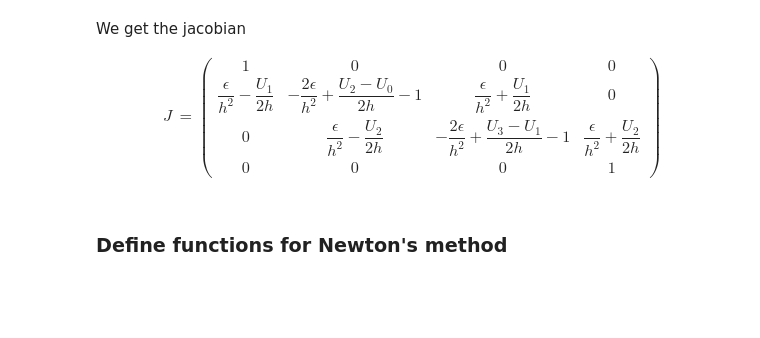
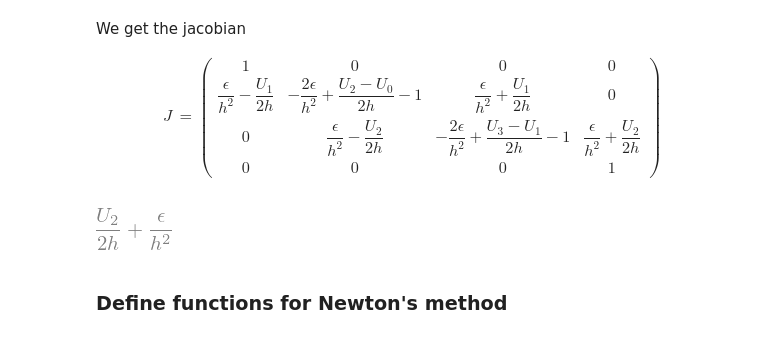
Before and after one commit to BastianValhoj/02687, a Jupyter notebook: assignment1/exercise2.ipynb, the cells around one changed output. Cells and saved outputs as stored; diff of their text form; code cells hidden in the pictures; blank space fills up the shorter version.

```diff
--- a/assignment1/exercise2.ipynb
+++ b/assignment1/exercise2.ipynb
@@ -192,11 +192,13 @@ $$\begin{align*}
     \end{pmatrix}
 \end{align*}$$
 # %%
-# U1, U2, U3 = symbols("U_1, U_2, U_3")
-# eps, h = symbols("epsilon, h")
+U1, U2, U3 = symbols("U_1, U_2, U_3")
+eps, h = symbols("epsilon, h")
 
-# F = eps*(U1 - 2*U2 + U3)/h**2 + U2*((U3 - U1)/(2*h) - 1)
-# F.diff(U3)
+F = eps*(U1 - 2*U2 + U3)/h**2 + U2*((U3 - U1)/(2*h) - 1)
+F.diff(U3)
+# %% [output]
+[figure, added]
 # %% [markdown]
 ### Define functions for Newton's method
 # %%
```
Also changed, not shown: parts of 1 cell of this notebook, 2 other files.
